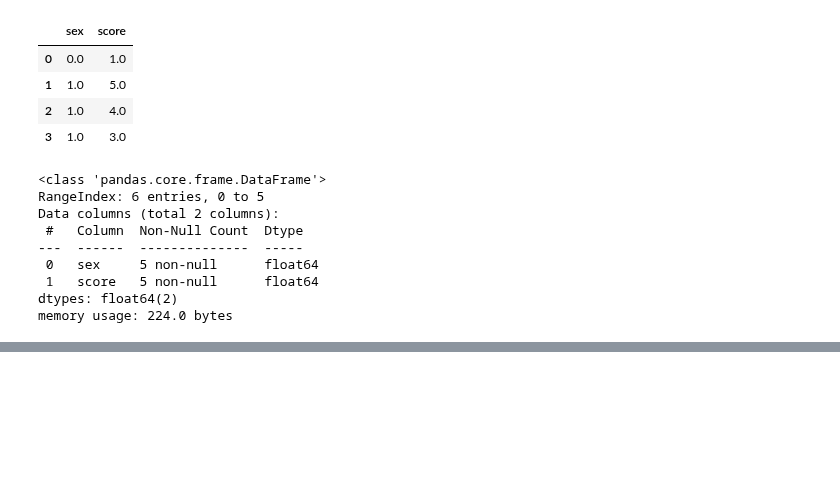
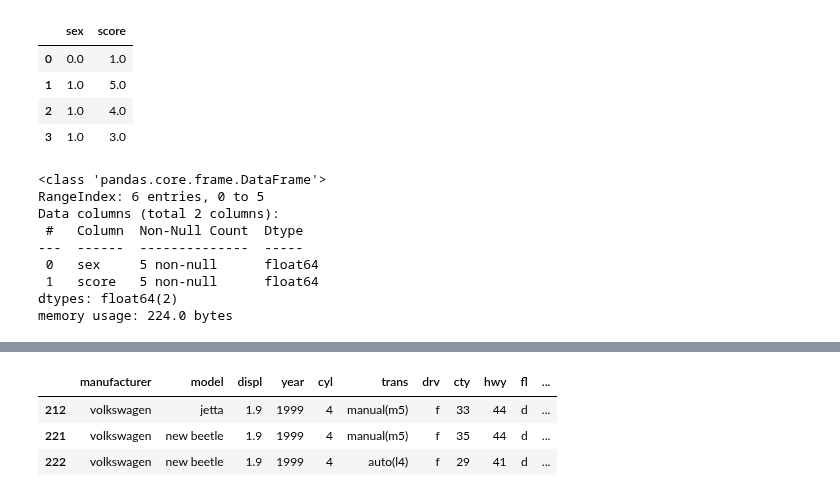
Before and after one commit to arkwith7/aSSIST_ML, a Jupyter notebook: Python1/강의노트_Jupyter notebook/3. 결측치 처리_aSSIST.ipynb, the cells around one changed output, grey strips where cells are left out. Cells and saved outputs as stored; diff of their text form; code cells hidden in the pictures; blank space fills up the shorter version.

```diff
--- a/Python1/강의노트_Jupyter notebook/3. 결측치 처리_aSSIST.ipynb
+++ b/Python1/강의노트_Jupyter notebook/3. 결측치 처리_aSSIST.ipynb
@@ -337,0 +359,11 @@ memory usage: 28.0+ KB
+# %%
+# query() --> 조건걸어주는 명령어
+# df.query('40 <= hwy <= 45')
+# df.query('hwy >=40 and hwy < 46')
+# df.query('hwy >=40 & hwy < 46')
+df.query('hwy >=40').query('hwy < 46')
+# %% [output]
+|  | manufacturer | model | displ | year | cyl | trans | drv | cty | hwy | fl | ... |
+| 212 | volkswagen | jetta | 1.9 | 1999 | 4 | manual(m5) | f | 33 | 44 | d | ... |
+| 221 | volkswagen | new beetle | 1.9 | 1999 | 4 | manual(m5) | f | 35 | 44 | d | ... |
+| 222 | volkswagen | new beetle | 1.9 | 1999 | 4 | auto(l4) | f | 29 | 41 | d | ... |
```
Also changed, not shown: parts of 18 cells of this notebook, 3 other files.
